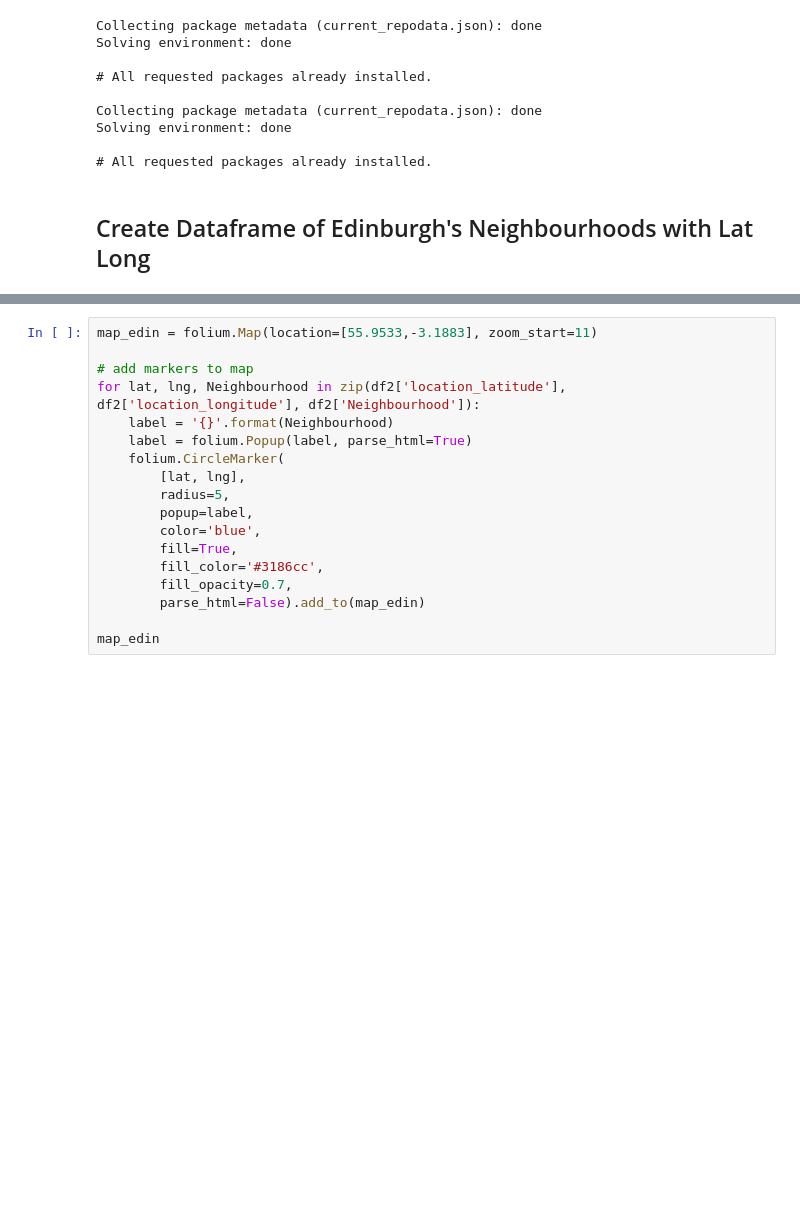
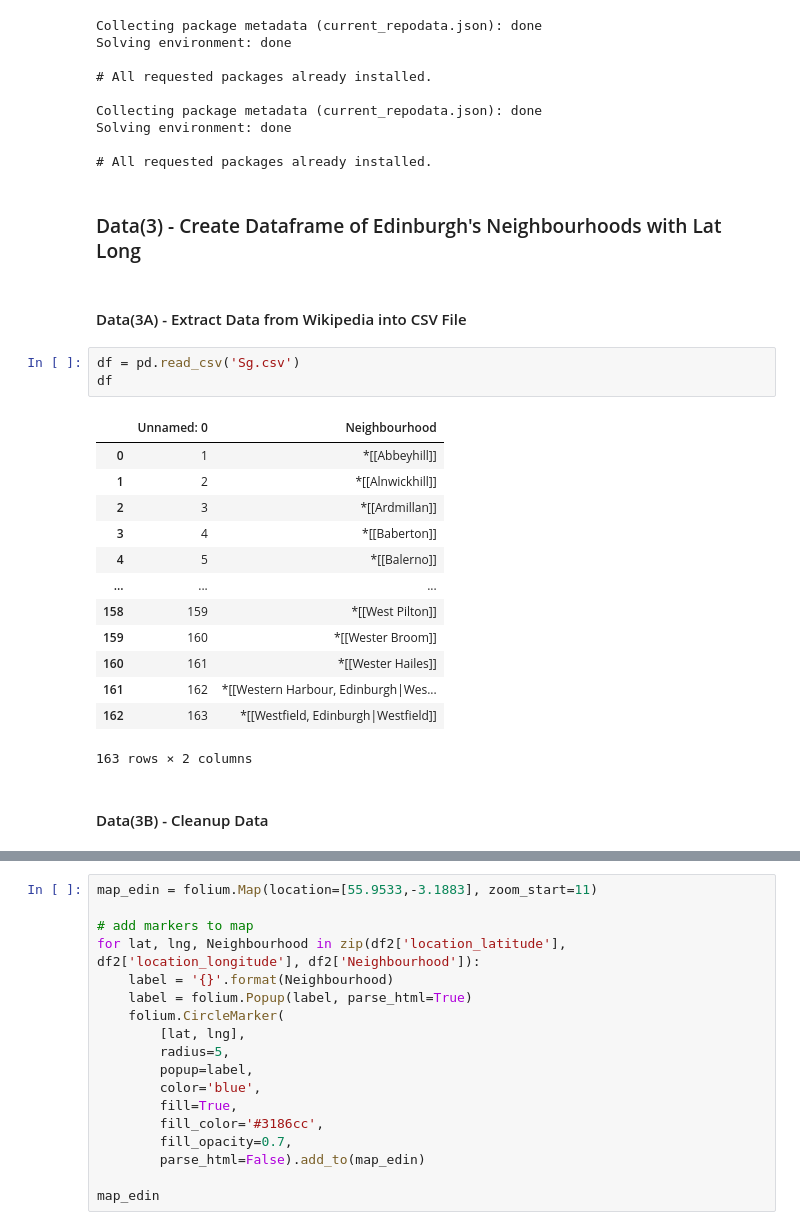
Before and after one commit to enthufil/coursera_capstone, a Jupyter notebook: Capstone_The-Battle-of-the-Neighborhoods_Gab.ipynb, the cells around one changed output, grey strips where cells are left out. Saved outputs shown, nothing was run; the diff lists cells and outputs as text; blank space fills up the shorter version.

```diff
--- a/Capstone_The-Battle-of-the-Neighborhoods_Gab.ipynb
+++ b/Capstone_The-Battle-of-the-Neighborhoods_Gab.ipynb
@@ -91,5 +90,26 @@ Solving environment: done
 
 # All requested packages already installed.
 # %% [markdown]
-## Create Dataframe of Edinburgh's Neighbourhoods with Lat Long
+### Data(3) - Create Dataframe of Edinburgh's Neighbourhoods with Lat Long
+# %% [markdown]
+#### Data(3A) - Extract Data from Wikipedia into CSV File
+# %%
+df = pd.read_csv('Sg.csv')
+df
+# %% [output]
+|  | Unnamed: 0 | Neighbourhood |
+| 0 | 1 | *[[Abbeyhill]] |
+| 1 | 2 | *[[Alnwickhill]] |
+| 2 | 3 | *[[Ardmillan]] |
+| 3 | 4 | *[[Baberton]] |
+| 4 | 5 | *[[Balerno]] |
+| ... | ... | ... |
+| 158 | 159 | *[[West Pilton]] |
+| 159 | 160 | *[[Wester Broom]] |
+| 160 | 161 | *[[Wester Hailes]] |
+| 161 | 162 | *[[Western Harbour, Edinburgh|Wes... |
+| 162 | 163 | *[[Westfield, Edinburgh|Westfield]] |
+163 rows × 2 columns
+# %% [markdown]
+#### Data(3B) - Cleanup Data
 # %%
```
Also changed, not shown: parts of 15 cells of this notebook.
